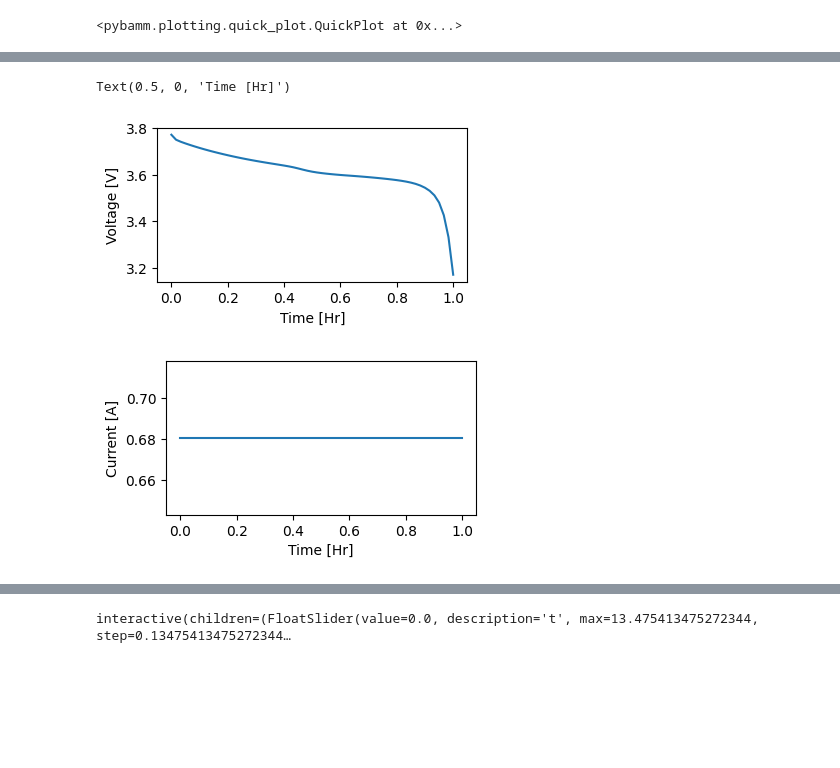
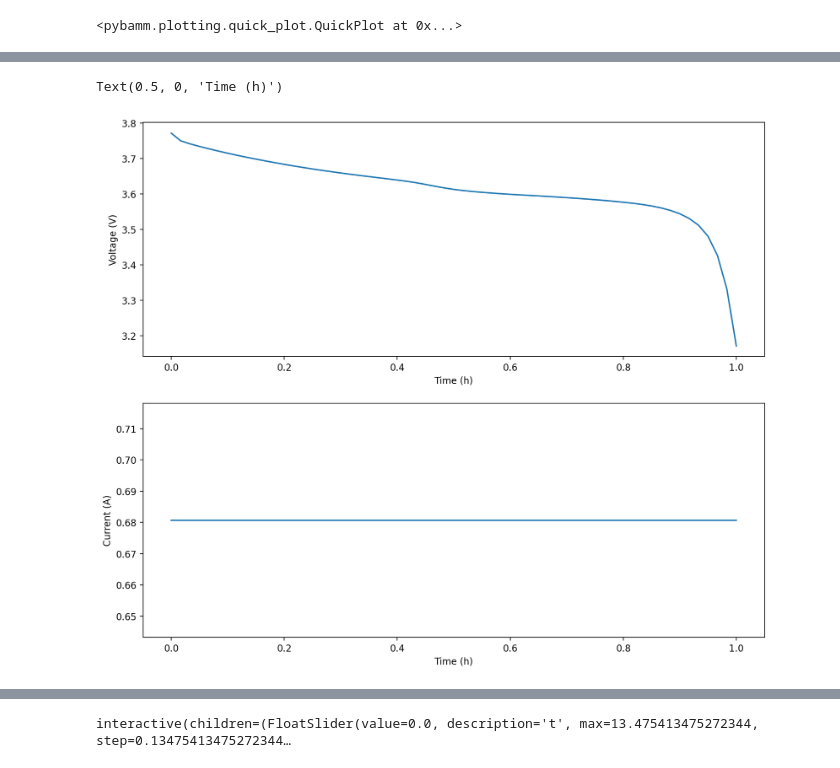
Before and after one commit to wesleykchang/Spring-2024-MEMT680, a Jupyter notebook: Spring 2024 MEMT680/Session-3.ipynb, the cells around one changed output, grey strips where cells are left out. Drawn from its saved outputs; the diff is of its cells as text; code cells hidden in the pictures; blank space fills up the shorter version.

```diff
--- a/Spring 2024 MEMT680/Session-3.ipynb
+++ b/Spring 2024 MEMT680/Session-3.ipynb
@@ -271,40 +271,41 @@ Text(0.5, 0, 'Time [s]')
 # %%
+### Apply a custom experiment: discharge at 1C for 1 hour and plot
+
 experiment = pybamm.Experiment(
 ["Discharge at 1C for 1 hour"]
 )
 
 model = pybamm.lithium_ion.DFN()
 sim = pybamm.Simulation(model, experiment=experiment)
 sim.solve()
 solution = sim.solution
+fig=plt.figure(dpi=200,figsize=(12,10))
 
 x = solution['Time [s]'].entries # time [s]
-x = x/3600
 y = solution["Battery voltage [V]"].entries #voltage [V]
-xlabel = 'Time [Hr]'
-ylabel = 'Voltage [V]'
+xlabel = 'Time (h)'
+ylabel = 'Voltage (V)'
+
 #Plotting
-fig=plt.figure(dpi=100,figsize=(4,2))
-ax=fig.add_subplot(111)
-ax.plot(x,y)
-ax.set_ylabel(ylabel)
-ax.set_xlabel(xlabel)
+ax1 = fig.add_subplot(211)
+ax1.plot(x/3600,y)
+ax1.set_ylabel(ylabel)
+ax1.set_xlabel(xlabel)
 
 x = solution['Time [s]'].entries # time [s]
 x = x/3600
 y = solution['Current [A]'].entries #voltage [V]
-xlabel = 'Time [Hr]'
-ylabel = 'Current [A]'
+xlabel = 'Time (h)'
+ylabel = 'Current (A)'
+
 #Plotting
-fig=plt.figure(dpi=100,figsize=(4,2))
-ax=fig.add_subplot(111)
-ax.plot(x,y)
-ax.set_ylabel(ylabel)
-ax.set_xlabel(xlabel)
+ax2=fig.add_subplot(212)
+ax2.plot(x,y)
+ax2.set_ylabel(ylabel)
+ax2.set_xlabel(xlabel)
 # %% [output]
-Text(0.5, 0, 'Time [Hr]')
+Text(0.5, 0, 'Time (h)')
-[figure, old version]
+[figure, new version]
-[figure, removed]
 # %%
 ### Case study: simulate rate capability with varying electrode thicknesses
 
```
Also changed, not shown: parts of 3 cells of this notebook.
